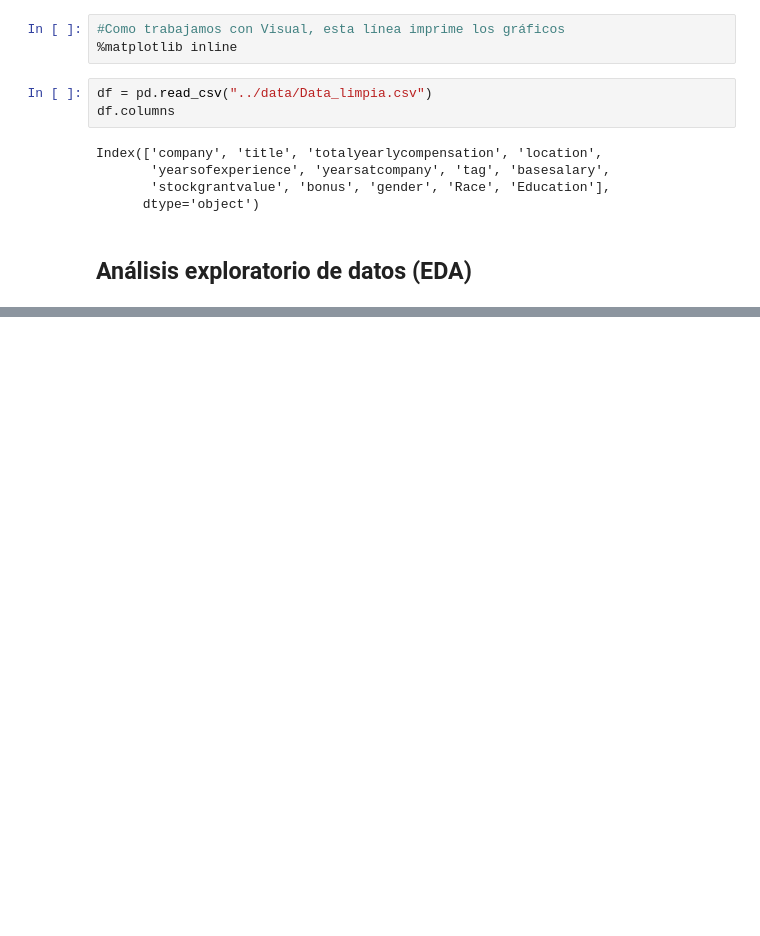
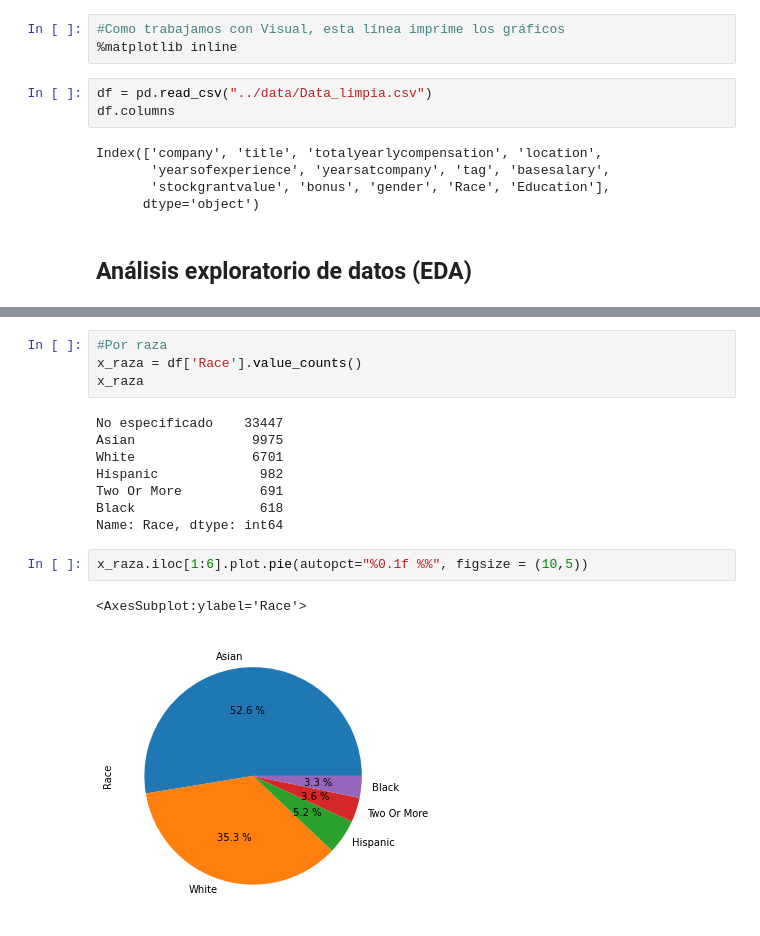
Before and after one commit to jspm07/PythonAnalytics, a Jupyter notebook: src/eda1.ipynb, the cells around one changed output, grey strips where cells are left out. Cells and saved outputs as stored; diff of their text form; blank space fills up the shorter version.

```diff
--- a/src/eda1.ipynb
+++ b/src/eda1.ipynb
@@ -82,0 +77,17 @@ x_compania.head().plot()
+# %%
+#Por raza
+x_raza = df['Race'].value_counts()
+x_raza
+# %% [output]
+No especificado    33447
+Asian               9975
+White               6701
+Hispanic             982
+Two Or More          691
+Black                618
+Name: Race, dtype: int64
+# %%
+x_raza.iloc[1:6].plot.pie(autopct="%0.1f %%", figsize = (10,5))
+# %% [output]
+<AxesSubplot:ylabel='Race'>
+[figure, added]
```
Also changed, not shown: parts of 22 cells of this notebook.
